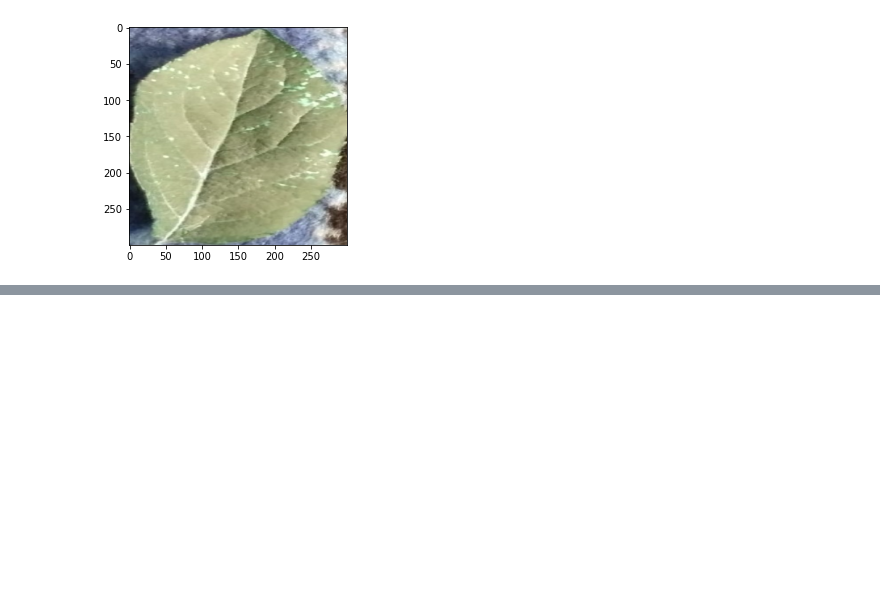
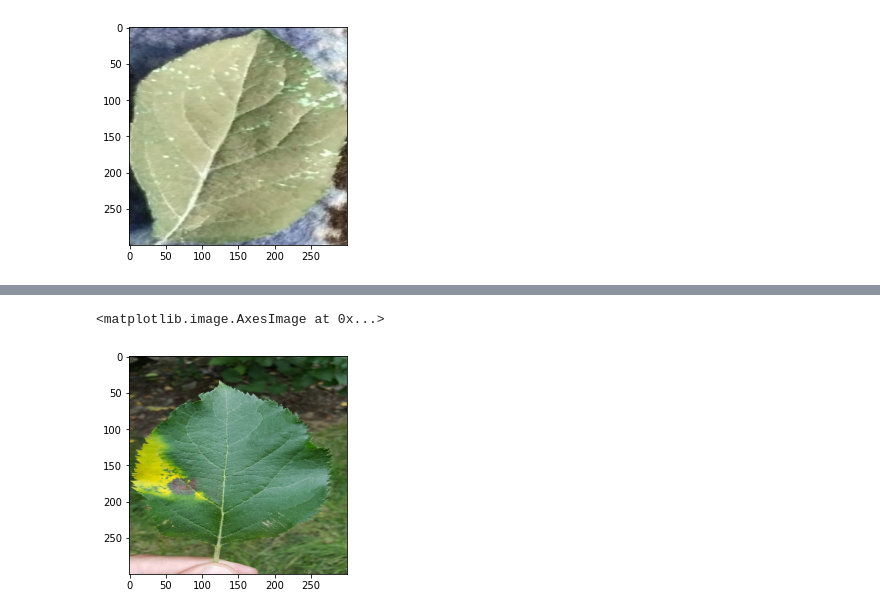
Before and after one commit to sahilr005/ml, a Jupyter notebook: apple-leaves-disease.ipynb, the cells around one changed output, grey strips where cells are left out. Cells and saved outputs as stored; diff of their text form; code cells hidden in the pictures; blank space fills up the shorter version.

```diff
--- a/apple-leaves-disease.ipynb
+++ b/apple-leaves-disease.ipynb
@@ -188,0 +363,5 @@ model.evaluate(x_test,y_test)
+# %%
+plt.imshow(try_image)
+# %% [output]
+<matplotlib.image.AxesImage at 0x...>
+[figure, added]
```
Also changed, not shown: parts of 28 cells of this notebook.
